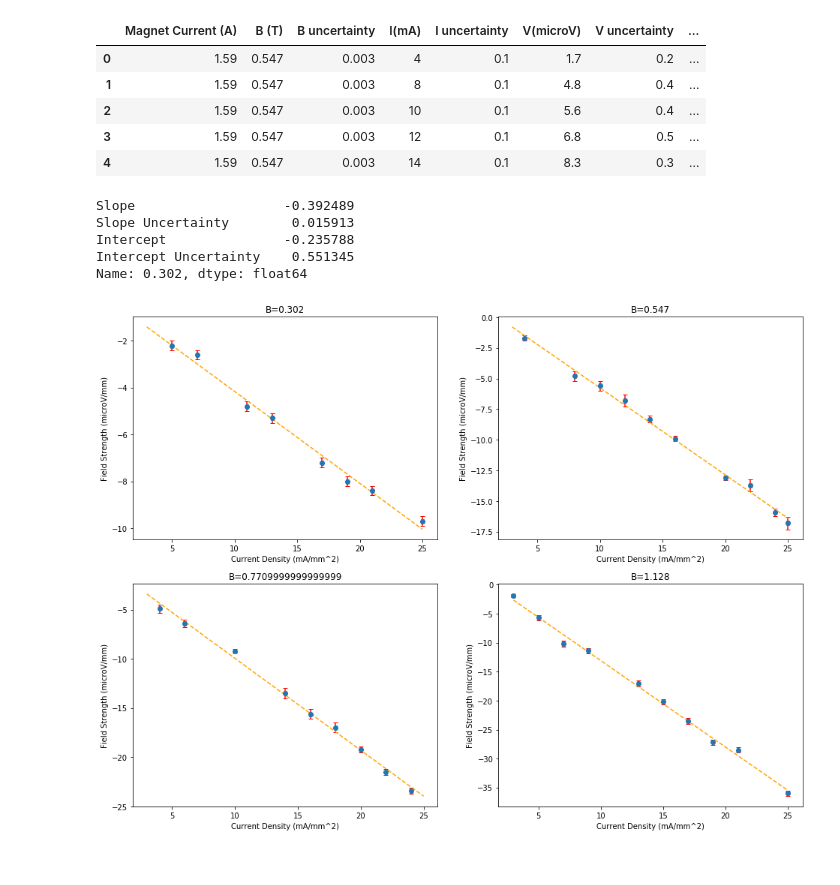
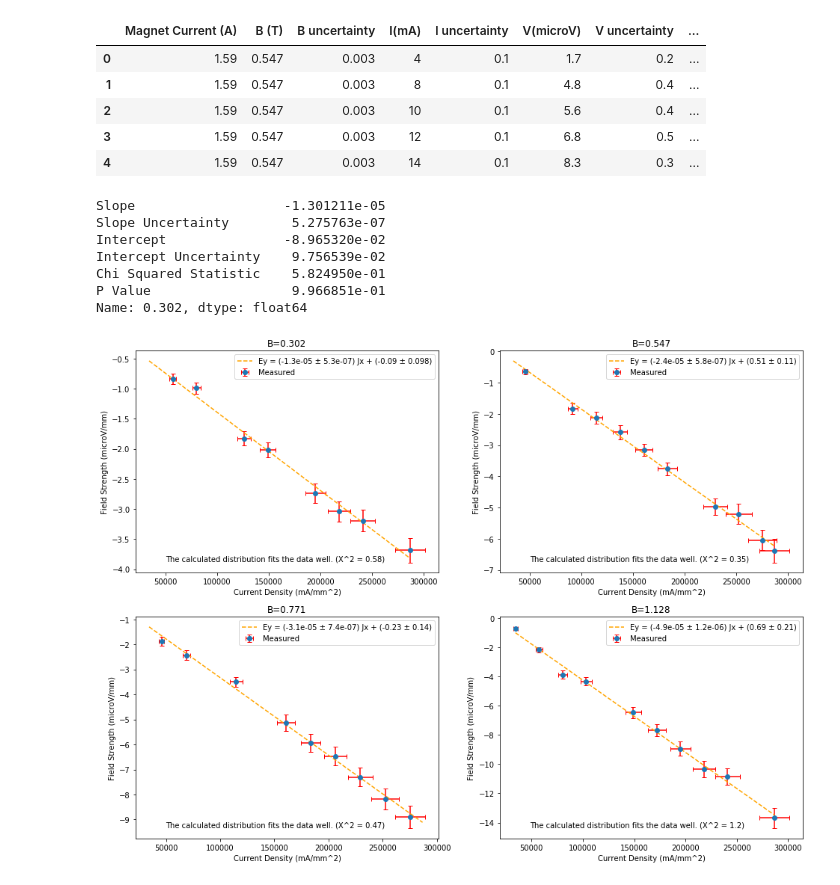
Before and after one commit to HPrickettMorgan/PHY293_Analysis, a Jupyter notebook: Jx_Vs_Vh.ipynb, the cells around one changed output. Drawn from its saved outputs; the diff is of its cells as text; code cells hidden in the pictures.

Commit message:
Add chi2 and thickness, finish plots

```diff
--- a/Jx_Vs_Vh.ipynb
+++ b/Jx_Vs_Vh.ipynb
@@ -25,10 +25,10 @@ df
 | 35 | 0.87 | 0.302 | 0.003 | 21 | 0.1 | 8.4 | 0.2 | ... |
 | 36 | 0.87 | 0.302 | 0.003 | 25 | 0.1 | 9.7 | 0.2 | ... |
 # %%
-thickness = 1 #TODO: FIX
-thickness_pct_uncertainty = 0 #TODO: FIX
-width = 1 #TODO: FIX
-width_pct_uncertainty = 0 #TODO: FIX
+thickness = 0.0000331528149
+thickness_pct_uncertainty = thickness / 30
+width = 2.63
+width_pct_uncertainty = 0.05
 
 df['Jx'] = df['I(mA)'] / (width * thickness) # mA/mm^2
 df['dJx'] = df['Jx'] * (
@@ -65,58 +65,78 @@ df.head()
 | 4 | 1.59 | 0.547 | 0.003 | 14 | 0.1 | 8.3 | 0.3 | ... |
 # %%
 from scipy.stats import linregress
+from scipy.stats import chi2
+
 def calculate_linreg_features(df_group):
     m, b, r, p, std_err = linregress(df_group['Jx'], df_group['Ey'])
 
+    expected = m * df_group['Jx'] + b
     # Calculate components of slope uncertainty
     N = len(df_group['Ey'])
     s_x = N * (df_group['Jx'] ** 2).sum() - df_group['Jx'].sum() ** 2
-    s_yx = (N-2)**-1 * ((df_group['Ey'] - (m * df_group['Jx'] + b)) ** 2).sum()
+    s_yx = (N-2)**-1 * ((df_group['Ey'] - expected) ** 2).sum()
 
     # Calculate final uncertainties
     s_m = (N * s_yx / s_x) ** 0.5
-    s_b = (s_yx * (df['Jx'] ** 2).sum() / s_x) ** 0.5
+    s_b = (s_yx * (df_group['Jx'] ** 2).sum() / s_x) ** 0.5
 
+    chi = ((expected - df_group['Ey']) ** 2 / df_group['dEy']**2).sum() / N
+    p_value = chi2.sf(chi, N-2)
     return pd.Series({
         "Slope": m,
         "Slope Uncertainty": s_m,
         "Intercept": b,
-        "Intercept Uncertainty": s_b
+        "Intercept Uncertainty": s_b,
+        "Chi Squared Statistic": chi,
+        "P Value": p_value
     })
 # %%
 linregs = df.groupby("B (T)").apply(calculate_linreg_features)
 linregs.loc[0.302]
 # %% [output]
-Slope                   -0.392489
-Slope Uncertainty        0.015913
-Intercept               -0.235788
-Intercept Uncertainty    0.551345
+Slope                   -1.301211e-05
+Slope Uncertainty        5.275763e-07
+Intercept               -8.965320e-02
+Intercept Uncertainty    9.756539e-02
+Chi Squared Statistic    5.824950e-01
+P Value                  9.966851e-01
 Name: 0.302, dtype: float64
 # %%
 from numpy import linspace
 fig, axs = plt.subplots(2,2)
 
 fig.set_size_inches(16, 12)
 for ix, (field_str, data) in enumerate(df.groupby('B (T)')):
     ax = axs[ix//2][ix%2]
     ax.errorbar(
         data['Jx'],
         data['Ey'],
         xerr=data['dJx'],
         yerr=data['dEy'],
         capsize=3,
         ecolor='r',
         linestyle="None",
         marker='o'
     )
 
     xs = linspace(df['Jx'].min(), df['Jx'].max(), 3)
     m = linregs.loc[field_str]['Slope']
     b = linregs.loc[field_str]['Intercept']
+    s_m = linregs.loc[field_str]['Slope Uncertainty']
+    s_b = linregs.loc[field_str]['Intercept Uncertainty']
+    p =  linregs.loc[field_str]['P Value']
+    chi =  linregs.loc[field_str]['Chi Squared Statistic']
+
     ax.plot(xs, m * xs + b, color='orange', linestyle='--')
 
     ax.set_xlabel("Current Density (mA/mm^2)")
     ax.set_ylabel("Field Strength (microV/mm)")
-    ax.set_title(f"B={field_str}")
+    ax.set_title("B={:0.4g}".format(field_str))
+    ax.legend(["Ey = ({:0.2g} ± {:0.2g}) Jx + ({:0.2g} ± {:0.2g})".format(m, s_m, b, s_b), "Measured"])
+    ax.annotate(
+        (f"The calculated distribution does not fit the data. (X^2 = {chi:0.2g})" if p < 0.05 else f"The calculated distribution fits the data well. (X^2 = {chi:0.2g})"),
+        (0.1, 0.05),
+        xycoords='axes fraction'
+    )
 # %% [output]
-[figure, old version]
+[figure, new version]
```
